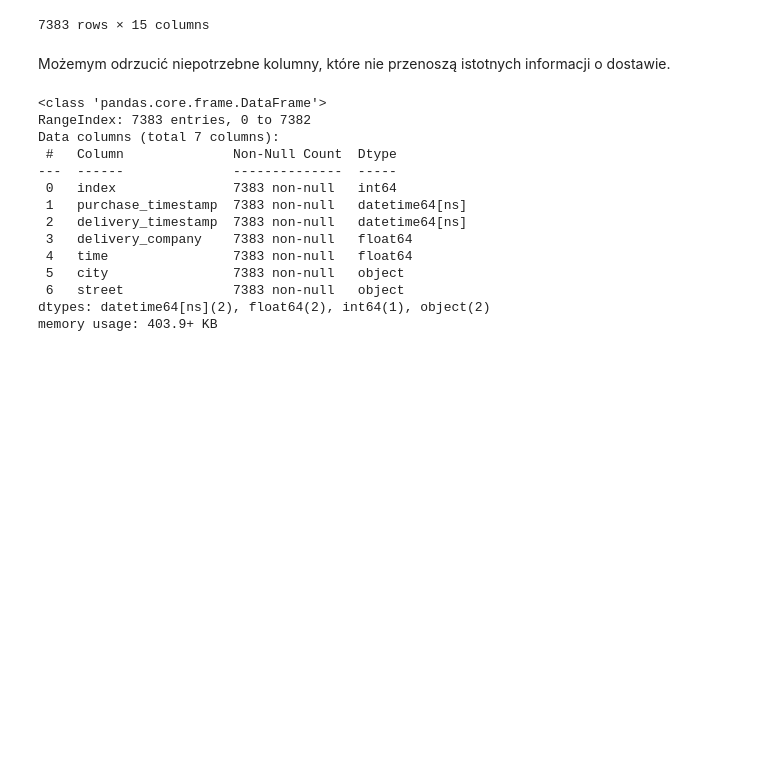
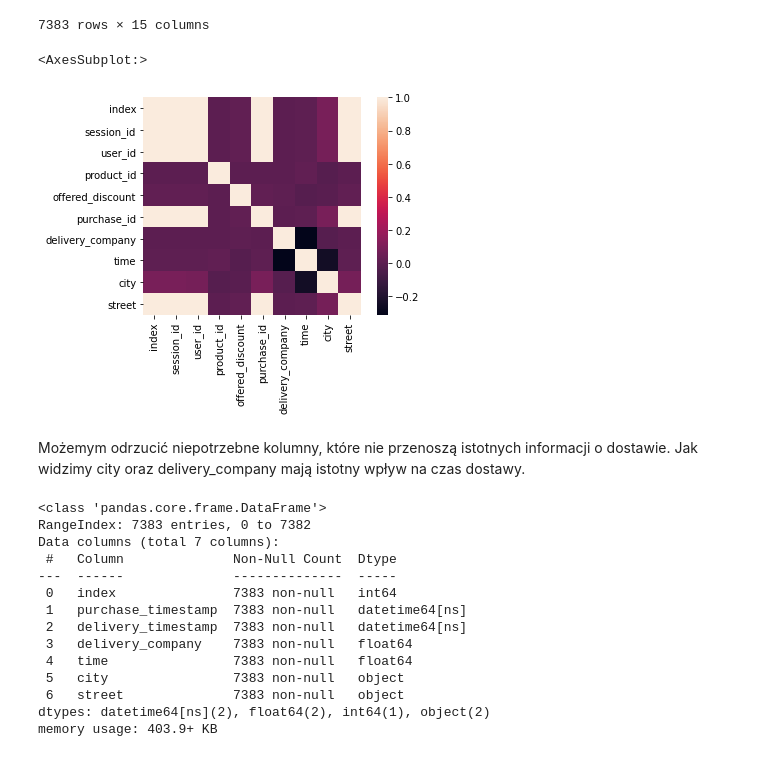
Before and after one commit to madamskip1/ML_delivery_time_prediction, a Jupyter notebook: notebook/Analiza danych.ipynb, the cells around one changed output. Cells and saved outputs as stored; diff of their text form; code cells hidden in the pictures; blank space fills up the shorter version.

```diff
--- a/notebook/Analiza danych.ipynb
+++ b/notebook/Analiza danych.ipynb
@@ -457,8 +458,18 @@ joinedTables
 | 7381 | 40064 | 10599 | 2021-01-31 14:48:48 | 301 | 1277 | BUY_PRODUCT | 0 | 27382.0 | ... |
 | 7382 | 40067 | 10601 | 2021-06-06 05:38:41 | 301 | 1318 | BUY_PRODUCT | 0 | 27383.0 | ... |
 7383 rows × 15 columns
+# %%
+data = joinedTables.copy()
+data["city"],uniques  = pd.factorize(data["city"])
+data["street"],uniques  = pd.factorize(data["street"])
+# %%
+sns.heatmap(data.corr(), square=True)
+# %% [output]
+<AxesSubplot:>
+[figure, added]
 # %% [markdown]
 Możemym odrzucić niepotrzebne kolumny, które nie przenoszą istotnych informacji o dostawie.
+Jak widzimy city oraz delivery_company mają istotny wpływ na czas dostawy.
 # %%
 joinedTables.drop({"session_id", "timestamp", "user_id", "product_id", "event_type", "offered_discount", "purchase_id", "name"}, axis = 1, inplace=True)
 joinedTables.info()
```
Also changed, not shown: parts of 7 cells of this notebook.
